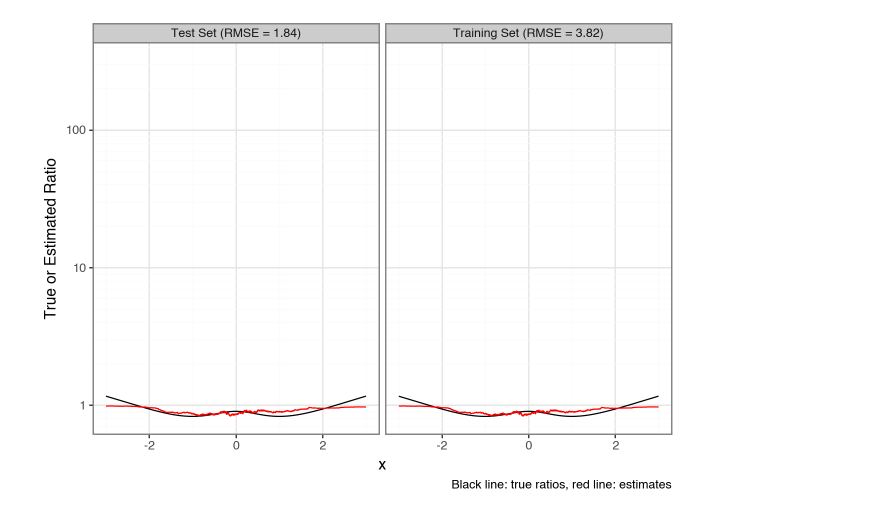
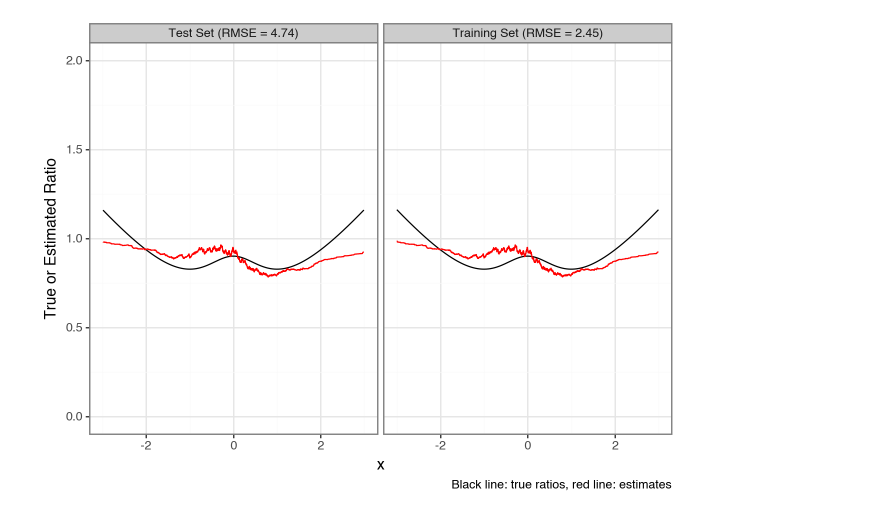
Before and after one commit to victorverma/density_ratio_estimation, a Jupyter notebook: notebooks/tests.ipynb, the cells around one changed output. Cells and saved outputs as stored; diff of their text form; code cells hidden in the pictures.

```diff
--- a/notebooks/tests.ipynb
+++ b/notebooks/tests.ipynb
@@ -11,12 +11,12 @@ from concurrent.futures import ProcessPoolExecutor, as_completed
 from multiprocessing import get_context
 from plotnine import *
 # %%
-def help_do_1_run(numer_class, numer_params, denom_class, denom_params):
+def help_do_1_run(numer_class, numer_params, denom_class, denom_params, rng):
     numer_params = numer_params.copy()
-    x_numer = numer_class.rvs(**numer_params)
+    x_numer = numer_class.rvs(**numer_params, random_state=rng)
     size_numer = numer_params.pop("size")
     denom_params = denom_params.copy()
-    x_denom = denom_class.rvs(**denom_params)
+    x_denom = denom_class.rvs(**denom_params, random_state=rng)
     size_denom = denom_params.pop("size")
 
     x = np.concatenate((x_numer, x_denom))
@@ -26,8 +26,8 @@ def help_do_1_run(numer_class, numer_params, denom_class, denom_params):
     df = pd.DataFrame({"sample_type": np.repeat(["numer", "denom"], [size_numer, size_denom]), "x": x, "r": r})
     return df
 
-def do_1_run(numer_class, numer_params, denom_class, denom_params, estimator_class, estimator_init_args):
-    df = pd.concat([help_do_1_run(numer_class, numer_params, denom_class, denom_params) for _ in range(2)])
+def do_1_run(numer_class, numer_params, denom_class, denom_params, estimator_class, estimator_init_args, rng=None):
+    df = pd.concat([help_do_1_run(numer_class, numer_params, denom_class, denom_params, rng) for _ in range(2)])
     df.insert(0, "dataset_type", np.repeat(["train", "test"], len(df) // 2))
 
     df_train = df[df["dataset_type"] == "train"]
@@ -67,10 +67,15 @@ def plot_1_run_results(df, rmse_train, rmse_test):
     return plot
 
 def simulate(num_runs, max_workers, numer_class, numer_params, denom_class, denom_params, estimator_class, estimator_init_args):
+    rng = np.random.default_rng()
+    child_rngs = rng.spawn(num_runs)
     rmses = []
     with ProcessPoolExecutor(max_workers, mp_context=get_context("fork")) as executor:
         futures = [
-            executor.submit(do_1_run, numer_class, numer_params, denom_class, denom_params, estimator_class, estimator_init_args) for _ in range(num_runs)
+            executor.submit(
+                do_1_run, numer_class, numer_params, denom_class, denom_params, estimator_class, estimator_init_args, child_rngs[i]
+            )
+            for i in range(num_runs)
         ]
         for future in as_completed(futures):
             try:
@@ -92,11 +97,11 @@ df, rmse_train, rmse_test = do_1_run(
 # %%
 (
     plot_1_run_results(df, rmse_train, rmse_test)
     + xlim((-3, 3))
-    #+ ylim((0, 2))
-    + scale_y_log10()
+    + ylim((0, 2))
+    #+ scale_y_log10()
 )
 # %% [output]
-[figure, old version]
+[figure, new version]
 # %%
 rmses = simulate(
```
Also changed, not shown: parts of 2 cells of this notebook.
